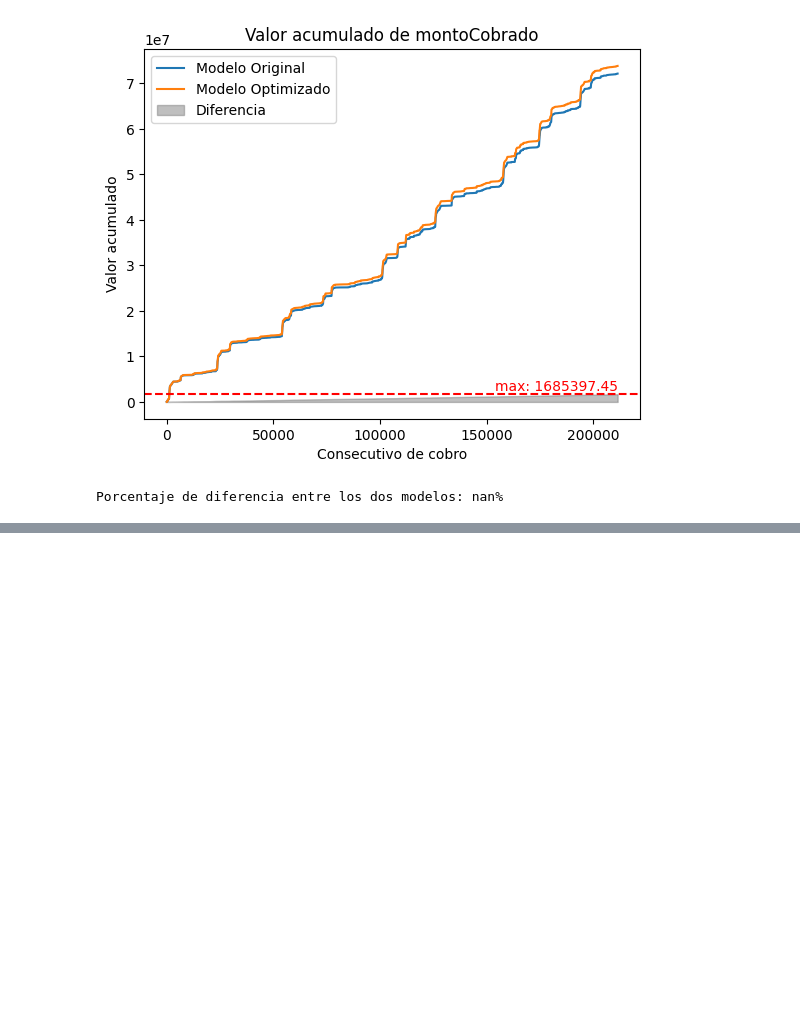
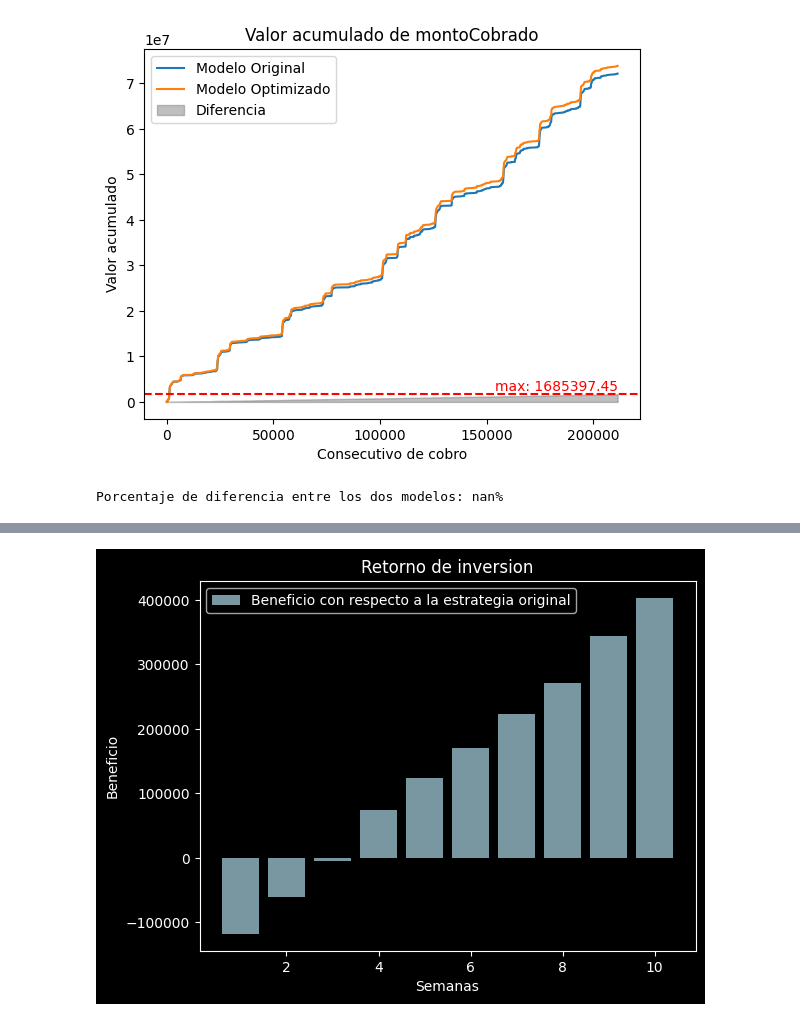
Before and after one commit to FelixStaff/Credifiel, a Jupyter notebook: valorAcumulado.ipynb, the cells around one changed output, grey strips where cells are left out. Drawn from its saved outputs; the diff is of its cells as text; code cells hidden in the pictures; blank space fills up the shorter version.

```diff
--- a/valorAcumulado.ipynb
+++ b/valorAcumulado.ipynb
@@ -156,0 +172,28 @@ df_resultados.to_json('Data/Resultados.json', orient='records')
+# %%
+# Promedia todo para que sea entre 5 rangos, enero, febrero, marzo, abril y mayo y visualizamos la diferencia entre los dos modelos con respecto a una inversion inicial de 100000
+# Creamos la lista de los meses
+
+promediosOr = []
+promediosOpt = []
+numbers = 30
+# Creamos un diccionario para guardar los resultado
+for i in range(10):
+    # Creamos un rango de 1000
+    # Sacamos el promedio de los dos modelos
+    step = len(acumulado) // numbers
+    pOr = np.mean(acumulado[i*step:(i+1)*step])
+    pOpt = np.mean(acumuladoOptim[i*step:(i+1)*step])
+    promediosOr.append(pOr)
+    promediosOpt.append(pOpt)
+# Graficamos el error entre los dos modelos
+Error = np.array(promediosOpt) - np.array(promediosOr) - 145000
+
+plt.style.use('dark_background')
+plt.bar(range(1, len(Error)+1), Error, color='lightblue', alpha=0.7, label='Beneficio con respecto a la estrategia original')
+plt.title('Retorno de inversion')
+plt.xlabel('Semanas')
+plt.ylabel('Beneficio')
+plt.legend()
+plt.show()
+# %% [output]
+[figure, added]
```
Also changed, not shown: parts of 1 cell of this notebook, 2 other files.
